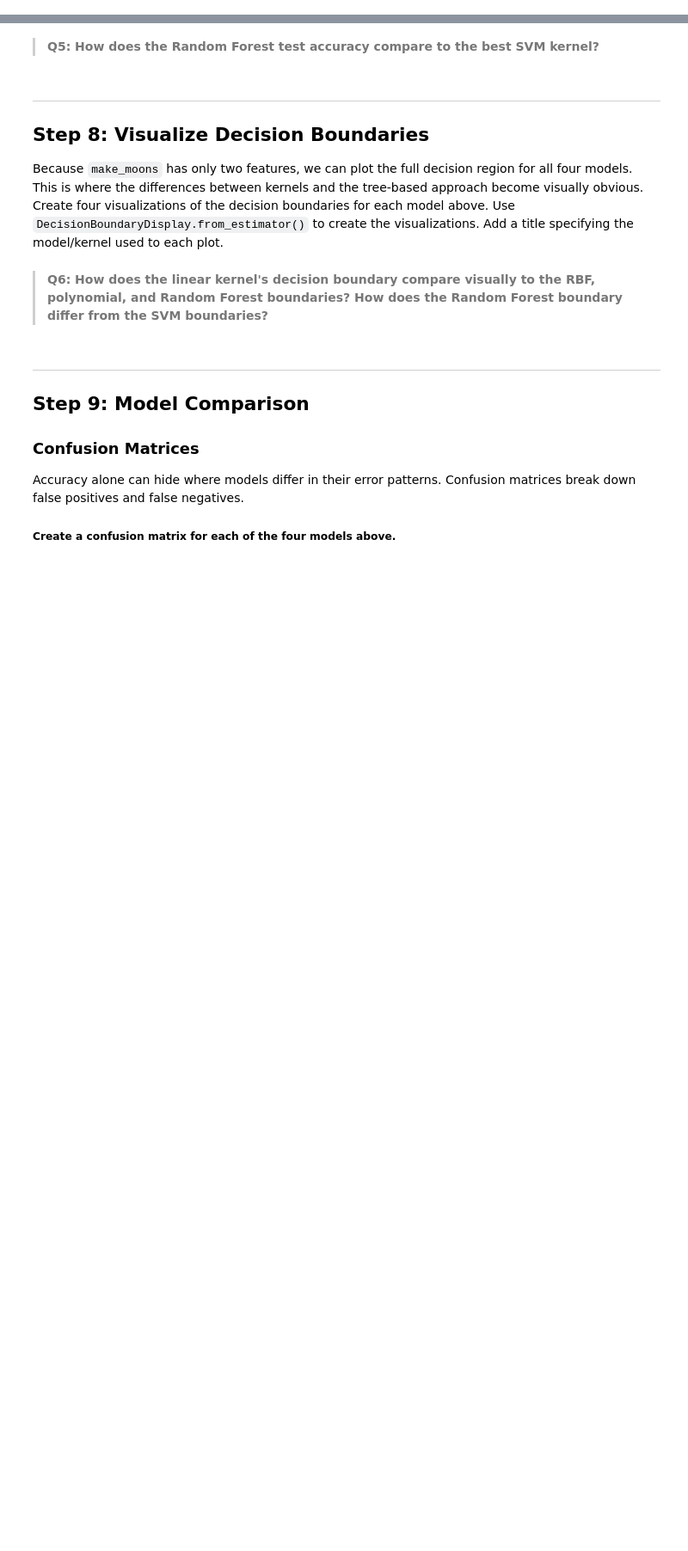
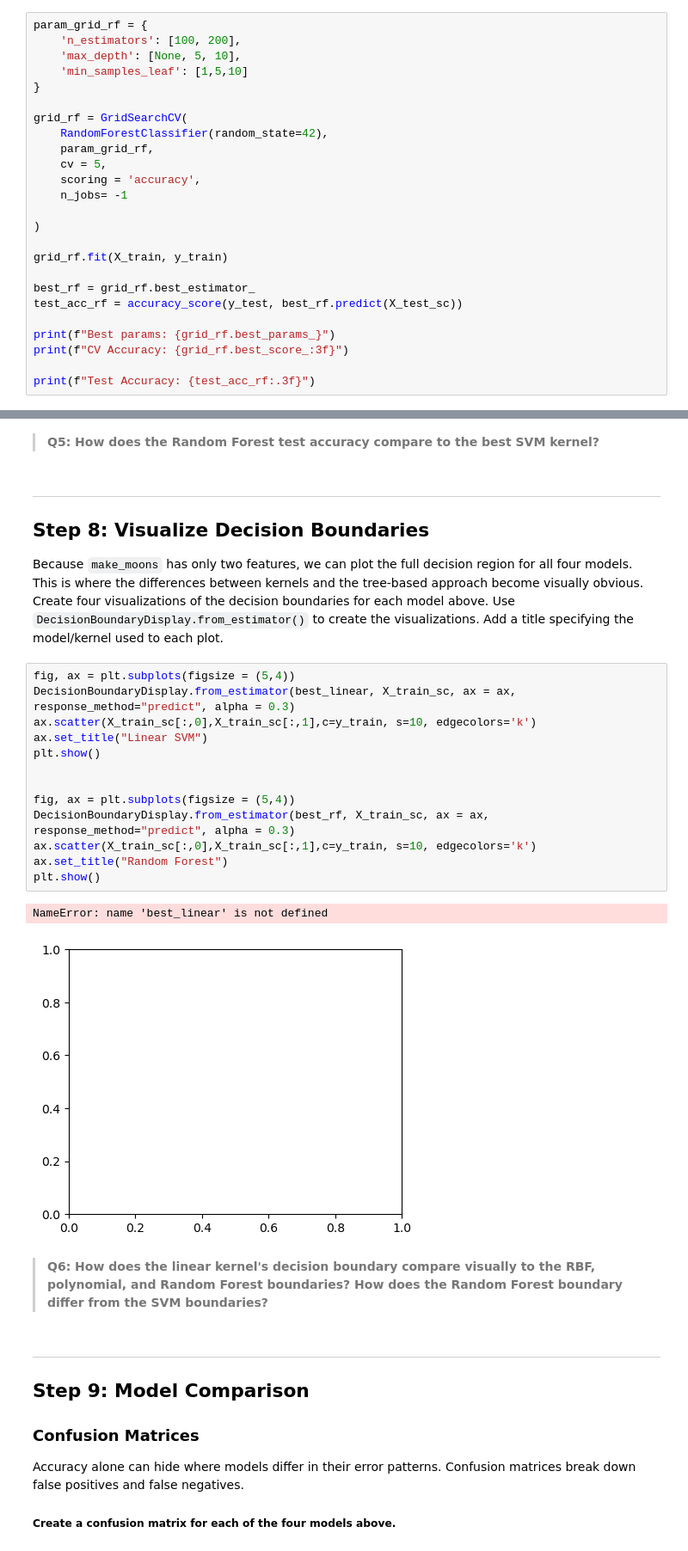
Before and after one commit to jkmiller-wildlife/eds232-labs, a Jupyter notebook: lab8.ipynb, the cells around one changed output, grey strips where cells are left out. Shown at 86% size. Drawn from its saved outputs; the diff is of its cells as text; blank space fills up the shorter version.

```diff
--- a/lab8.ipynb
+++ b/lab8.ipynb
@@ -147,3 +225,28 @@ Using `GridSearchCV` with 5-fold cross-validation and `random_state = 42`, searc
 `n_estimators`: 100, 200
 `max_depth` : None, 5, 10
 `min_samples_leaf`: 1, 5, 10
+# %%
+param_grid_rf = {
+    'n_estimators': [100, 200],
+    'max_depth': [None, 5, 10],
+    'min_samples_leaf': [1,5,10]
+}
+
+grid_rf = GridSearchCV(
+    RandomForestClassifier(random_state=42),
+    param_grid_rf,
+    cv = 5,
+    scoring = 'accuracy',
+    n_jobs= -1
+
+)
+
+grid_rf.fit(X_train, y_train)
+
+best_rf = grid_rf.best_estimator_
+test_acc_rf = accuracy_score(y_test, best_rf.predict(X_test_sc))
+
+print(f"Best params: {grid_rf.best_params_}")
+print(f"CV Accuracy: {grid_rf.best_score_:3f}")
+
+print(f"Test Accuracy: {test_acc_rf:.3f}")
@@ -155,6 +262,22 @@ Using `GridSearchCV` with 5-fold cross-validation and `random_state = 42`, searc
 ## Step 8: Visualize Decision Boundaries
 
 Because `make_moons` has only two features, we can plot the full decision region for all four models. This is where the differences between kernels and the tree-based approach become visually obvious. Create four visualizations of the decision boundaries for each model above. Use  `DecisionBoundaryDisplay.from_estimator()` to create the visualizations. Add a title specifying the model/kernel used to each plot.
+# %%
+fig, ax = plt.subplots(figsize = (5,4))
+DecisionBoundaryDisplay.from_estimator(best_linear, X_train_sc, ax = ax, response_method="predict", alpha = 0.3)
+ax.scatter(X_train_sc[:,0],X_train_sc[:,1],c=y_train, s=10, edgecolors='k')
+ax.set_title("Linear SVM")
+plt.show()
+
+
+fig, ax = plt.subplots(figsize = (5,4))
+DecisionBoundaryDisplay.from_estimator(best_rf, X_train_sc, ax = ax, response_method="predict", alpha = 0.3)
+ax.scatter(X_train_sc[:,0],X_train_sc[:,1],c=y_train, s=10, edgecolors='k')
+ax.set_title("Random Forest")
+plt.show()
+# %% [output]
+NameError: name 'best_linear' is not defined
+[figure, added]
 # %% [markdown]
 > **Q6: How does the linear kernel's decision boundary compare visually to the RBF, polynomial, and Random Forest boundaries? How does the Random Forest boundary differ from the SVM boundaries?**
 # %% [markdown]
```
Also changed, not shown: parts of 5 cells of this notebook.
